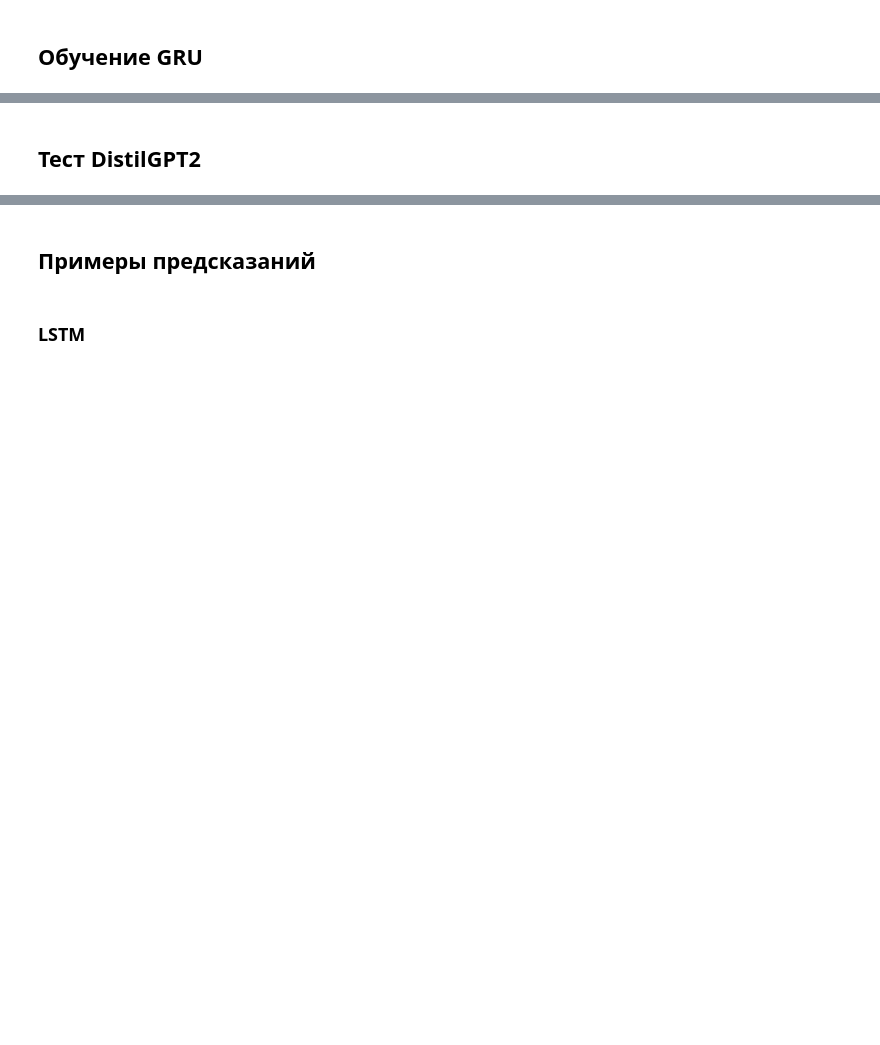
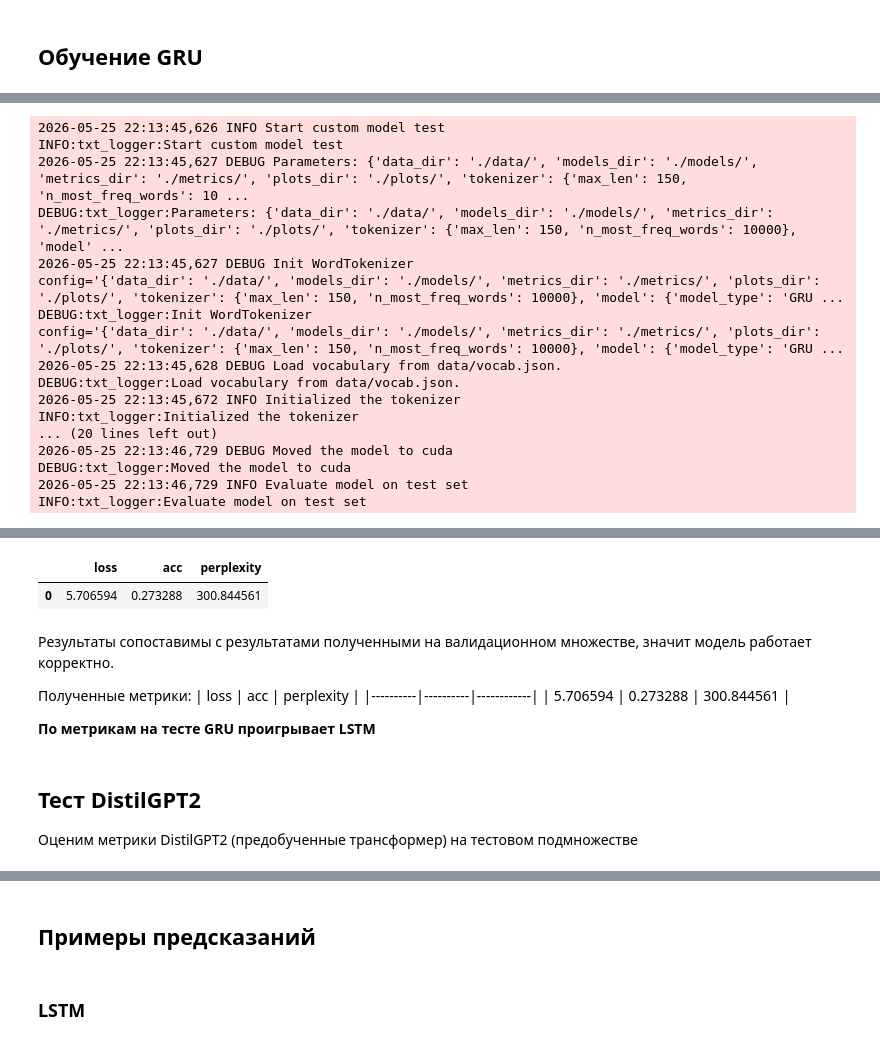
Before and after one commit to AlekseiBogachev/TextAutocompletionOnWikiText2, a Jupyter notebook: TextAutocompletionOnWikiText2.ipynb, the cells around one changed output, grey strips where cells are left out. Saved outputs shown, nothing was run; the diff lists cells and outputs as text; code cells hidden in the pictures; blank space fills up the shorter version.

```diff
--- a/TextAutocompletionOnWikiText2.ipynb
+++ b/TextAutocompletionOnWikiText2.ipynb
@@ -154,7 +617,26 @@ config["model"]["checkpoint_name"] = None
 # %%
-config["model"]["checkpoint_name"] = None
+config["model"]["checkpoint_name"] = "GRU_epoch_0020_2026_05_25T22_07_12.pt"
+config["model"]["model_type"] = "GRU"
 
 gru_test_metrics = test_custom_model(config, logger=nb_logger)
 display(gru_test_metrics)
 
 config["model"]["checkpoint_name"] = None
+# %% [output]
+2026-05-25 22:13:45,626 INFO Start custom model test
+INFO:txt_logger:Start custom model test
+2026-05-25 22:13:45,627 DEBUG Parameters: {'data_dir': './data/', 'models_dir': './models/', 'metrics_dir': './metrics/', 'plots_dir': './plots/', 'tokenizer': {'max_len': 150, 'n_most_freq_words': 10 ...
+DEBUG:txt_logger:Parameters: {'data_dir': './data/', 'models_dir': './models/', 'metrics_dir': './metrics/', 'plots_dir': './plots/', 'tokenizer': {'max_len': 150, 'n_most_freq_words': 10000}, 'model' ...
+2026-05-25 22:13:45,627 DEBUG Init WordTokenizer
+config='{'data_dir': './data/', 'models_dir': './models/', 'metrics_dir': './metrics/', 'plots_dir': './plots/', 'tokenizer': {'max_len': 150, 'n_most_freq_words': 10000}, 'model': {'model_type': 'GRU ...
+DEBUG:txt_logger:Init WordTokenizer
+config='{'data_dir': './data/', 'models_dir': './models/', 'metrics_dir': './metrics/', 'plots_dir': './plots/', 'tokenizer': {'max_len': 150, 'n_most_freq_words': 10000}, 'model': {'model_type': 'GRU ...
+2026-05-25 22:13:45,628 DEBUG Load vocabulary from data/vocab.json.
+DEBUG:txt_logger:Load vocabulary from data/vocab.json.
+2026-05-25 22:13:45,672 INFO Initialized the tokenizer
+INFO:txt_logger:Initialized the tokenizer
+... (20 lines left out)
+2026-05-25 22:13:46,729 DEBUG Moved the model to cuda
+DEBUG:txt_logger:Moved the model to cuda
+2026-05-25 22:13:46,729 INFO Evaluate model on test set
+INFO:txt_logger:Evaluate model on test set
@@ -161,5 +647,19 @@ config["model"]["checkpoint_name"] = None
+|  | loss | acc | perplexity |
+| 0 | 5.706594 | 0.273288 | 300.844561 |
+# %% [markdown]
+Результаты сопоставимы с результатами полученными на валидационном множестве,
+значит модель работает корректно.
+
+Полученные метрики:
+| loss     | acc      | perplexity |
+|----------|----------|------------|
+| 5.706594 | 0.273288 | 300.844561 |
+
+**По метрикам на тесте GRU проигрывает LSTM**
 # %% [markdown]
 ## Тест DistilGPT2
+
+Оценим метрики DistilGPT2 (предобученные трансформер) на тестовом подмножестве
 # %%
 gpt2_test_metrics = test_distilgpt2(config, logger=nb_logger)
 display(gpt2_test_metrics)
```
Also changed, not shown: parts of 72 cells of this notebook, 2 other files.
